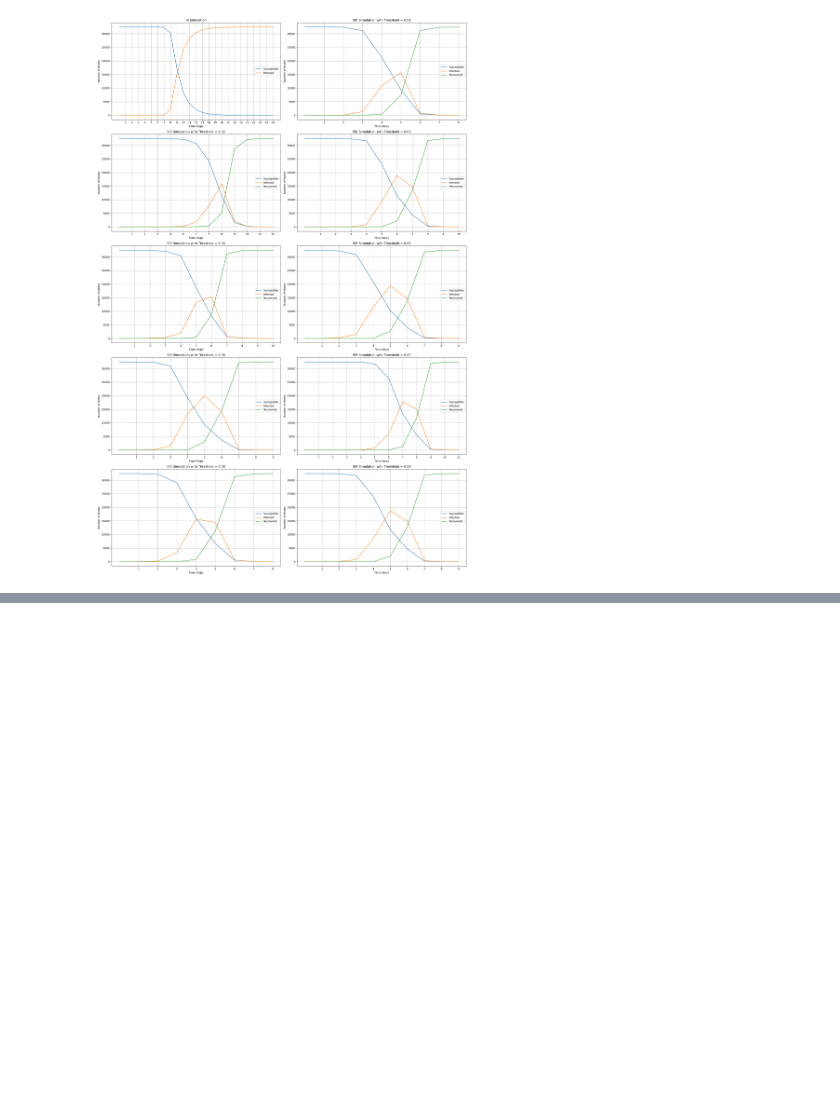
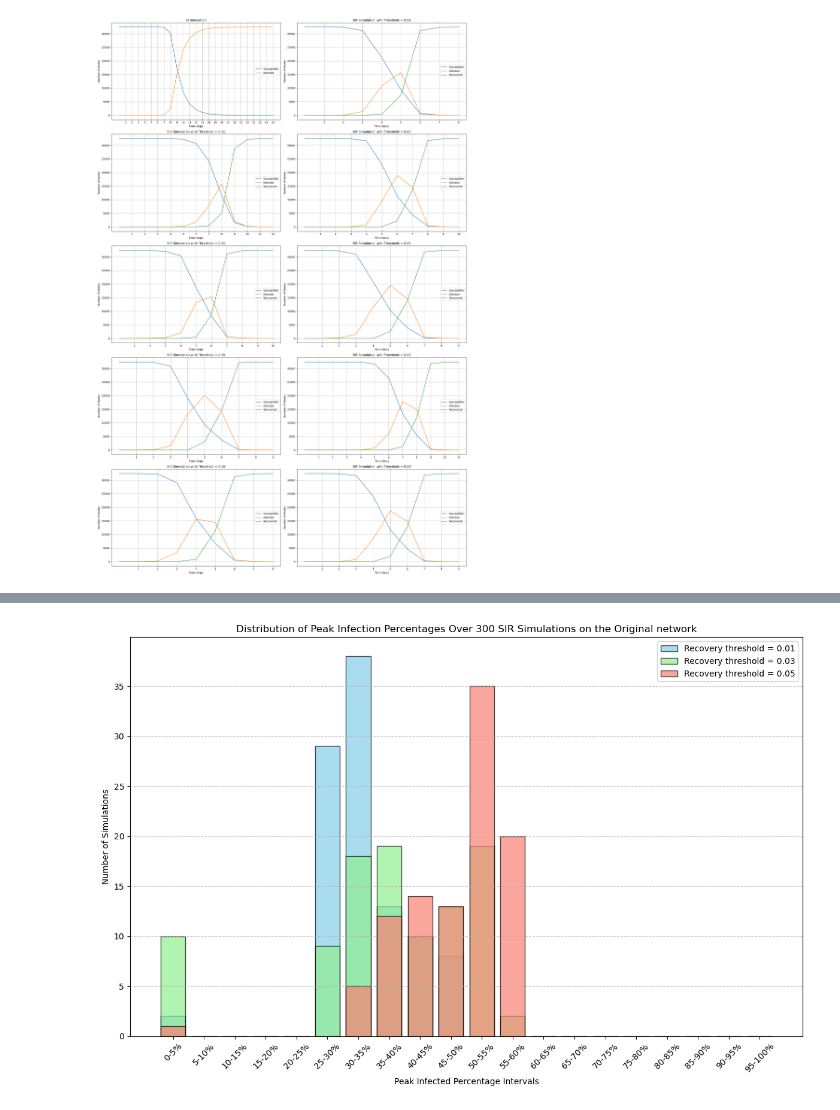
Before and after one commit to kfkfkflmej/NA_EU_emails_2024, a Jupyter notebook: histograms different thresholds.ipynb, the cells around one changed output, grey strips where cells are left out. Cells and saved outputs as stored; diff of their text form; code cells hidden in the pictures; blank space fills up the shorter version.

```diff
--- a/histograms different thresholds.ipynb
+++ b/histograms different thresholds.ipynb
@@ -300,0 +301,98 @@ plt.show()
+# %%
+# Load the CSV file and create the graph
+file_path = 'data\data - fixed numbers.csv'  # Update with the actual path to your file
+edge_df = pd.read_csv(file_path, delimiter=' ')
+G = nx.from_pandas_edgelist(edge_df, 'Source', 'Target')
+
+# SIR parameters
+beta = 0.5  # Transmission probability
+gamma = 0.23  # Recovery probability
+time_steps = 25  # Duration of each simulation
+
+# Simulation parameters
+num_simulations = 300
+recovery_thresholds = [0.01, 0.03, 0.05]  # Recovery thresholds to cycle through
+intervals = np.arange(0, 1.05, 0.05)  # Intervals: 0-5%, 5-10%, ..., 95-100%
+colors = ['skyblue', 'lightgreen', 'salmon']  # Colors for each threshold
+hist_data = {threshold: [] for threshold in recovery_thresholds}  # Store data by threshold
+
+# Run simulations
+for sim in range(num_simulations):
+    # Select the recovery threshold based on simulation index
+    recovery_threshold = recovery_thresholds[sim // 100]
+    rt_mark=recovery_threshold
+    # Initialize states
+    nodes = list(G.nodes)
+    n = len(nodes)
+    initial_infected = 1
+    infected_nodes = np.random.choice(nodes, replace=False)
+    node_states = {node: 'S' for node in nodes}  # All nodes start as Susceptible (S)
+    node_states[infected_nodes] = 'I'
+    node_states[102]='R' #org network
+    node_states[5]='R'
+    node_states[122]='R'
+    node_states[486]='R'
+    node_states[55]='R'
+    # Record initial state counts
+    susceptible_counts = [(n-5) - initial_infected]
+    infected_counts = [initial_infected]
+    recovered_counts = [5]
+
+    # Simulation loop
+    for t in range(time_steps):
+        new_states = node_states.copy()
+        for node in nodes:
+            if node_states[node] == 'I':  # Infected node
+                # Spread to neighbors
+                for neighbor in G.neighbors(node):
+                    if node_states[neighbor] == 'S' and np.random.rand() < beta:
+                        new_states[neighbor] = 'I'
+                # Recover
+                if np.random.rand() < gamma and infected_counts[-1] / n > recovery_threshold:
+                    new_states[node] = 'R'
+
+            if node_states[node] == 'R' and infected_counts[-1] / n > rt_mark:
+                rt_mark=0
+                for neighbor in G.neighbors(node):
+                    if node_states[neighbor] == 'S' or node_states[neighbor] == 'I':
+                        new_states[neighbor] = 'R'
+
+        # Update states
+        node_states = new_states
+        susceptible_counts.append(sum(1 for state in node_states.values() if state == 'S'))
+        infected_counts.append(sum(1 for state in node_states.values() if state == 'I'))
+        recovered_counts.append(sum(1 for state in node_states.values() if state == 'R'))
+
+        # Break if no more infected
+        if infected_counts[-1] == 0:
+            break
+
+    # Record peak infected fraction
+    peak_infected_fraction = max(infected_counts) / n
+    hist_data[recovery_threshold].append(peak_infected_fraction)
+
+# Combine histogram data
+plt.figure(figsize=(12, 8))
+for i, threshold in enumerate(recovery_thresholds):
+    hist, bins = np.histogram(hist_data[threshold], bins=intervals)
+    plt.bar(
+        [f"{int(bins[j]*100)}-{int(bins[j+1]*100)}%" for j in range(len(bins) - 1)],
+        hist,
+        color=colors[i],
+        edgecolor='black',
+        alpha=0.7,
+        label=f"Recovery threshold = {threshold}"
+    )
+
+# Customize plot
+plt.xlabel("Peak Infected Percentage Intervals")
+plt.ylabel("Number of Simulations")
+plt.title("Distribution of Peak Infection Percentages Over 300 SIR Simulations on the Original network")
+plt.xticks(rotation=45)
+plt.legend()
+plt.grid(axis='y', linestyle='--', alpha=0.7)
+plt.tight_layout()
+#plt.savefig("fig_original_histogram_300_sims.png")
+plt.show()
+# %% [output]
+[figure, added]
```
Also changed, not shown: parts of 2 cells of this notebook, 11 other files.
